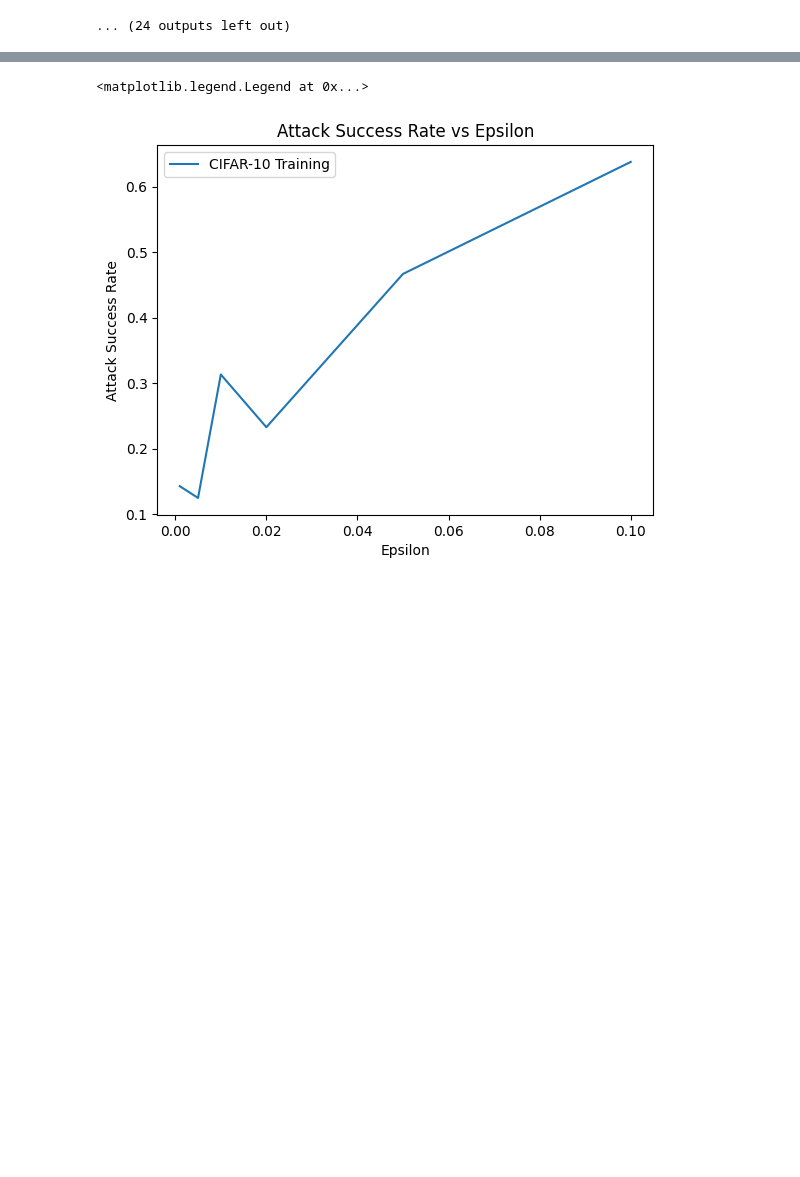
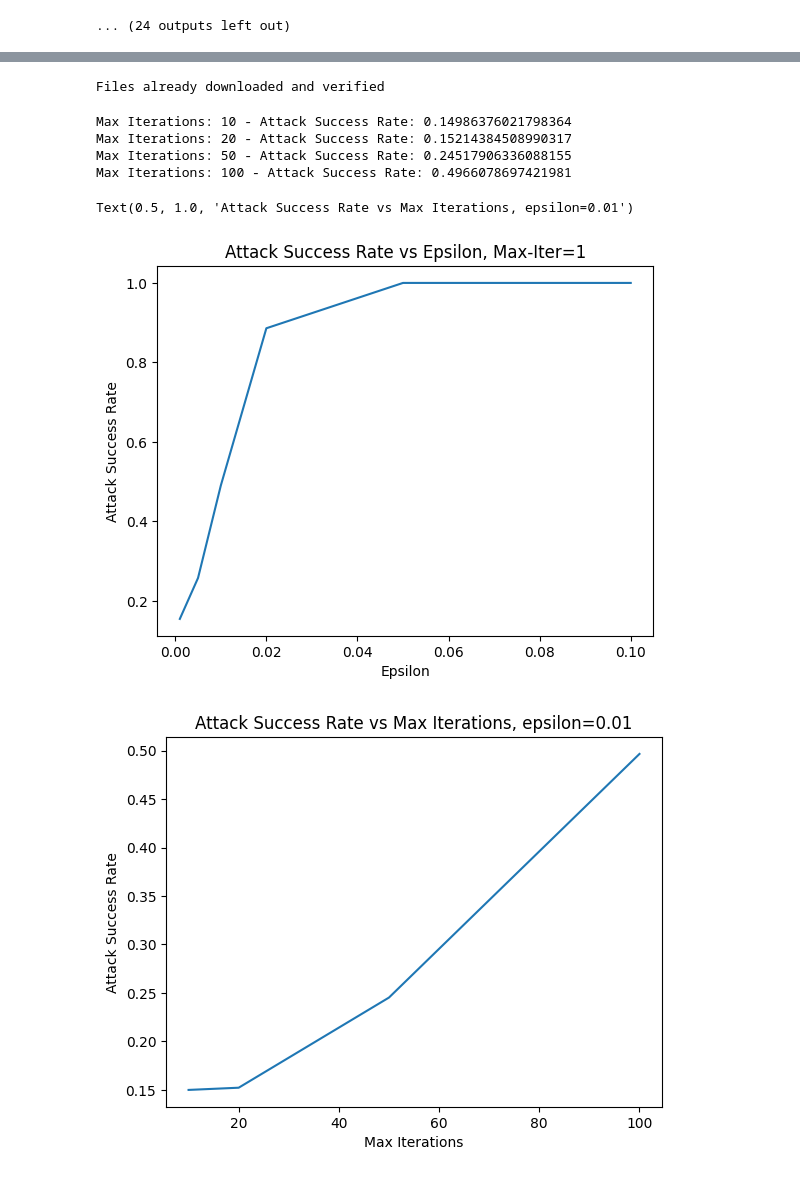
Before and after one commit to thomasdelmoro21/dla_laboratories, a Jupyter notebook: Lab4/Lab4.ipynb, the cells around one changed output, grey strips where cells are left out. Saved outputs shown, nothing was run; the diff lists cells and outputs as text; code cells hidden in the pictures; blank space fills up the shorter version.

```diff
--- a/Lab4/Lab4.ipynb
+++ b/Lab4/Lab4.ipynb
@@ -952 +986,5 @@ def grid_search(model, testloader, fakeloader, temperatures, epsilons, device='c
+# %%
+# CIFAR-100
+temp = 10
+eps = 0.01
 # %%
@@ -1114,12 +1167,12 @@ asrt_eps = []
 for epsilon in epsilons:
     num_attacks = 0
     num_success = 0
-    subset = Subset(testset, random.sample(range(len(testset)), 100))
+    subset = Subset(testset, random.sample(range(len(testset)), 1000))
     subloader = torch.utils.data.DataLoader(subset, batch_size=batch_size, shuffle=False, num_workers=num_workers)
     for x, y in subloader:
         for img, label in zip(x, y):
             img, label = img.to(device), label.to(device)
-            num_iter, orig_img, adv_img = fgsm_targeted_attack(model, criterion, img, label, target, epsilon, max_iter=1)
+            num_iter, orig_img, adv_img = fgsm_targeted_attack(model, criterion, img, label, target, epsilon, max_iter=10)
             if num_iter != 0:
                 num_attacks += 1
                 if num_iter != None:
@@ -1137,10 +1190,50 @@ Epsilon: 0.1 - Attack Success Rate: 0.6375
+# %%
+# EVALUATE ASR VERSUS EPSILON
+epsilon = 0.001
+max_iters = [10, 20, 50, 100]
+target = 0
+batch_size = 256
+model.eval()
+criterion = nn.CrossEntropyLoss()
+inv = NormalizeInverse((0.5, 0.5, 0.5), (0.5, 0.5, 0.5))
+classes = ('plane', 'car', 'bird', 'cat', 'deer', 'dog', 'frog', 'horse', 'ship', 'truck')
+testset = torchvision.datasets.CIFAR10(root='./data', train=False, download=True, transform=transform)
+
+asrt_iters = []
+for max_iter in max_iters:
+    num_attacks = 0
+    num_success = 0
+    subset = Subset(testset, random.sample(range(len(testset)), 1000))
+    subloader = torch.utils.data.DataLoader(subset, batch_size=batch_size, shuffle=False, num_workers=num_workers)
+    for x, y in subloader:
+        for img, label in zip(x, y):
+            img, label = img.to(device), label.to(device)
+            num_iter, orig_img, adv_img = fgsm_targeted_attack(model, criterion, img, label, target, epsilon, max_iter)
+            if num_iter != 0:
+                num_attacks += 1
+                if num_iter != None:
+                    num_success += 1
+    asrt_iters.append(num_success/num_attacks)
+    print(f'Max Iterations: {max_iter} - Attack Success Rate: {num_success/num_attacks}')
+# %% [output]
+Files already downloaded and verified
+Max Iterations: 10 - Attack Success Rate: 0.14986376021798364
+Max Iterations: 20 - Attack Success Rate: 0.15214384508990317
+Max Iterations: 50 - Attack Success Rate: 0.24517906336088155
+Max Iterations: 100 - Attack Success Rate: 0.4966078697421981
 # %%
 plt.figure()
 plt.plot(epsilons, asrt_eps, label='CIFAR-10 Training')
 plt.xlabel('Epsilon')
 plt.ylabel('Attack Success Rate')
-plt.title('Attack Success Rate vs Epsilon')
-plt.legend()
+plt.title('Attack Success Rate vs Epsilon, Max-Iter=1')
+
+plt.figure()
+plt.plot(max_iters, asrt_iters, label='CIFAR-10 Training')
+plt.xlabel('Max Iterations')
+plt.ylabel('Attack Success Rate')
+plt.title('Attack Success Rate vs Max Iterations, epsilon=0.01')
 # %% [output]
-<matplotlib.legend.Legend at 0x...>
+Text(0.5, 1.0, 'Attack Success Rate vs Max Iterations, epsilon=0.01')
-[figure, old version]
+[figure, new version]
+[figure, added]
```
Also changed, not shown: parts of 20 cells of this notebook, 32 other files.
